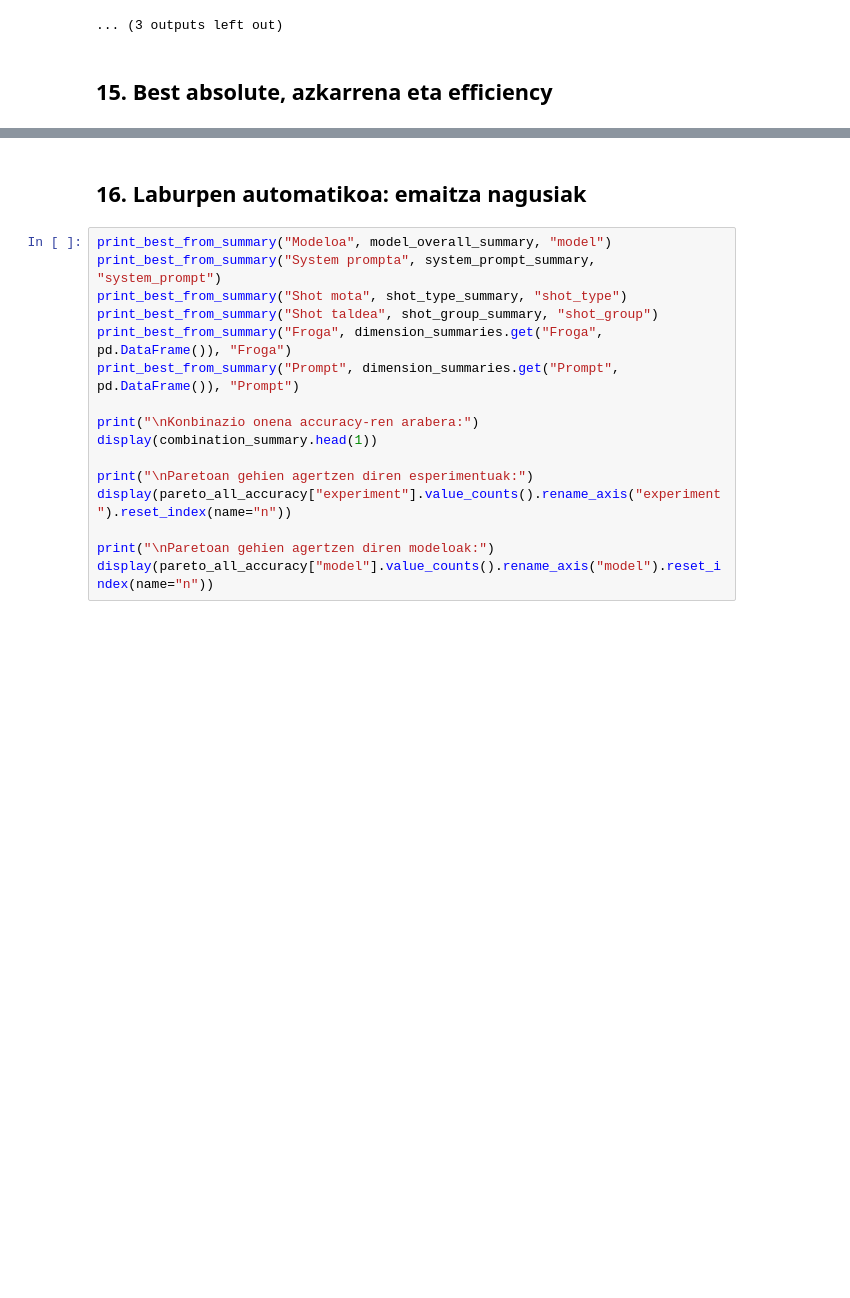
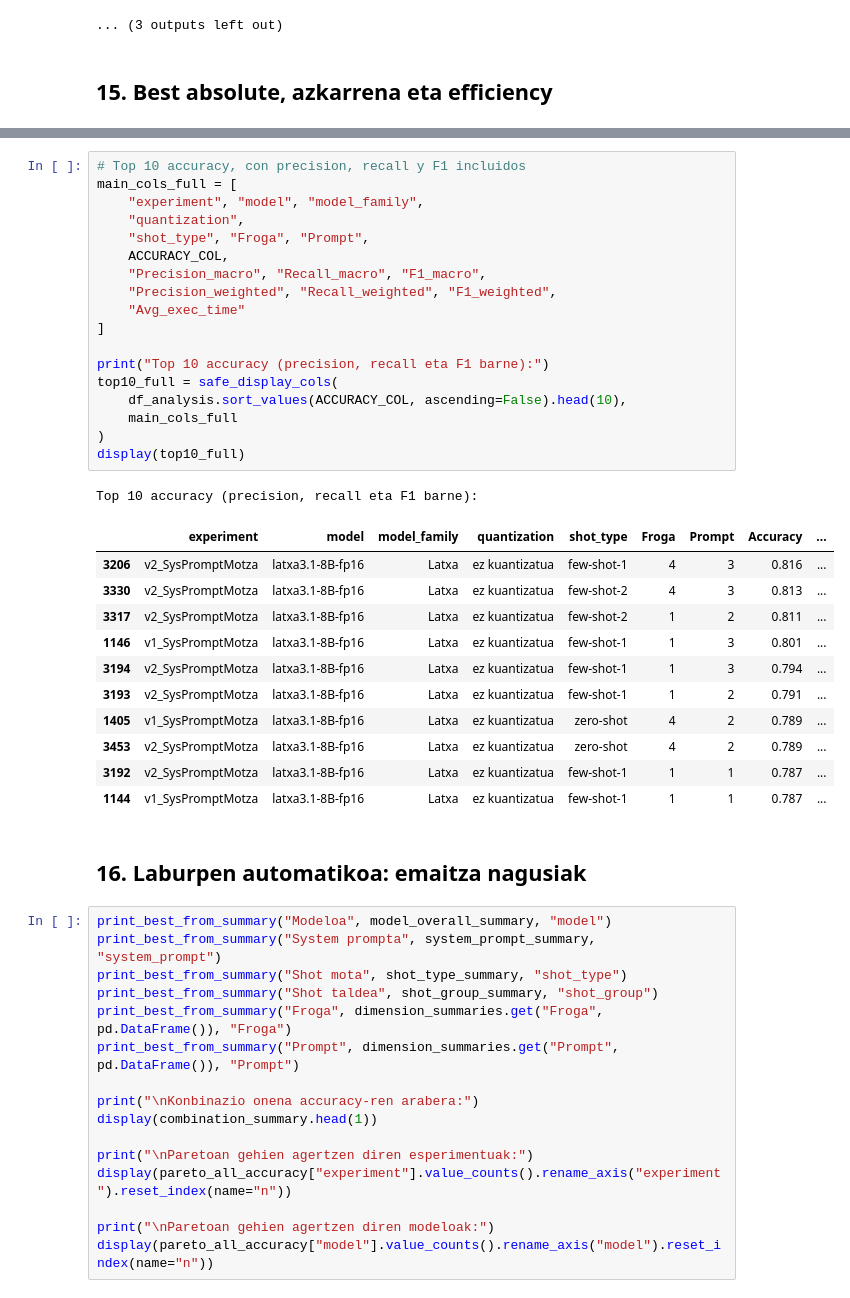
Before and after one commit to Hodesi33/Hodei_GRaL, a Jupyter notebook: sentiment_analysis/result_analysis.ipynb, the cells around one changed output, grey strips where cells are left out. Cells and saved outputs as stored; diff of their text form; blank space fills up the shorter version.

```diff
--- a/sentiment_analysis/result_analysis.ipynb
+++ b/sentiment_analysis/result_analysis.ipynb
@@ -1979,6 +1979,37 @@ Top 10 accuracy:
 | 3453 | v2_SysPromptMotza | latxa3.1-8B-fp16 | Latxa | txikia | ez kuantizatua | ez kuantizatua | zero-shot | ... |
 | 3192 | v2_SysPromptMotza | latxa3.1-8B-fp16 | Latxa | txikia | ez kuantizatua | ez kuantizatua | few-shot-1 | ... |
 | 1144 | v1_SysPromptMotza | latxa3.1-8B-fp16 | Latxa | txikia | ez kuantizatua | ez kuantizatua | few-shot-1 | ... |
+# %%
+# Top 10 accuracy, con precision, recall y F1 incluidos
+main_cols_full = [
+    "experiment", "model", "model_family",
+    "quantization",
+    "shot_type", "Froga", "Prompt",
+    ACCURACY_COL,
+    "Precision_macro", "Recall_macro", "F1_macro",
+    "Precision_weighted", "Recall_weighted", "F1_weighted",
+    "Avg_exec_time"
+]
+
+print("Top 10 accuracy (precision, recall eta F1 barne):")
+top10_full = safe_display_cols(
+    df_analysis.sort_values(ACCURACY_COL, ascending=False).head(10),
+    main_cols_full
+)
+display(top10_full)
+# %% [output]
+Top 10 accuracy (precision, recall eta F1 barne):
+|  | experiment | model | model_family | quantization | shot_type | Froga | Prompt | Accuracy | ... |
+| 3206 | v2_SysPromptMotza | latxa3.1-8B-fp16 | Latxa | ez kuantizatua | few-shot-1 | 4 | 3 | 0.816 | ... |
+| 3330 | v2_SysPromptMotza | latxa3.1-8B-fp16 | Latxa | ez kuantizatua | few-shot-2 | 4 | 3 | 0.813 | ... |
+| 3317 | v2_SysPromptMotza | latxa3.1-8B-fp16 | Latxa | ez kuantizatua | few-shot-2 | 1 | 2 | 0.811 | ... |
+| 1146 | v1_SysPromptMotza | latxa3.1-8B-fp16 | Latxa | ez kuantizatua | few-shot-1 | 1 | 3 | 0.801 | ... |
+| 3194 | v2_SysPromptMotza | latxa3.1-8B-fp16 | Latxa | ez kuantizatua | few-shot-1 | 1 | 3 | 0.794 | ... |
+| 3193 | v2_SysPromptMotza | latxa3.1-8B-fp16 | Latxa | ez kuantizatua | few-shot-1 | 1 | 2 | 0.791 | ... |
+| 1405 | v1_SysPromptMotza | latxa3.1-8B-fp16 | Latxa | ez kuantizatua | zero-shot | 4 | 2 | 0.789 | ... |
+| 3453 | v2_SysPromptMotza | latxa3.1-8B-fp16 | Latxa | ez kuantizatua | zero-shot | 4 | 2 | 0.789 | ... |
+| 3192 | v2_SysPromptMotza | latxa3.1-8B-fp16 | Latxa | ez kuantizatua | few-shot-1 | 1 | 1 | 0.787 | ... |
+| 1144 | v1_SysPromptMotza | latxa3.1-8B-fp16 | Latxa | ez kuantizatua | few-shot-1 | 1 | 1 | 0.787 | ... |
 # %% [markdown]
 ## 16. Laburpen automatikoa: emaitza nagusiak
 # %%
```
Also changed, not shown: 1 other file.
